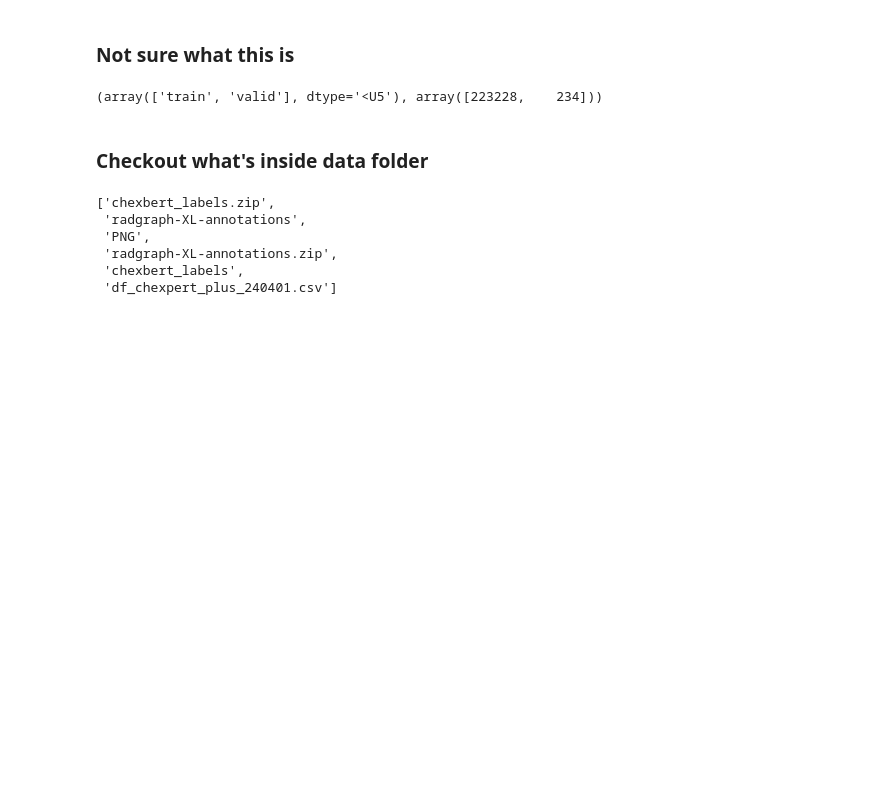
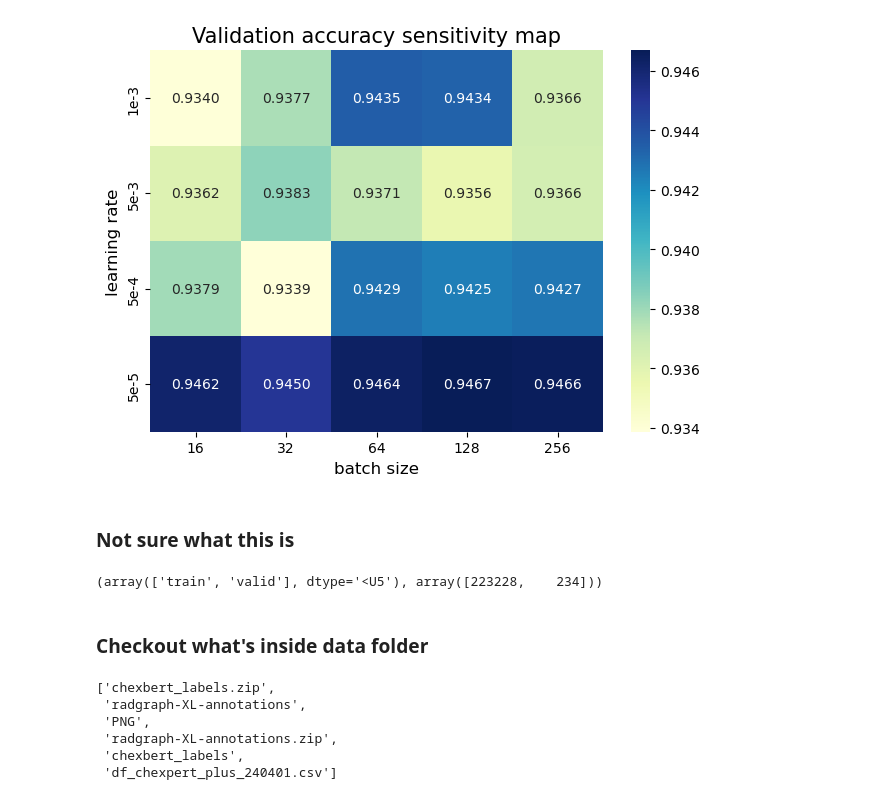
Before and after one commit to zhaizhongyuan/chexpert, a Jupyter notebook: preprocessing.ipynb, the cells around one changed output. Drawn from its saved outputs; the diff is of its cells as text; code cells hidden in the pictures; blank space fills up the shorter version.

```diff
--- a/preprocessing.ipynb
+++ b/preprocessing.ipynb
@@ -10,6 +10,35 @@ from PIL import Image
 import torch
 from torchvision import transforms
 from torchvision.models import DenseNet121_Weights
+# %%
+import seaborn as sns
+import matplotlib.pyplot as plt
+import numpy as np
+
+lr_list = ['1e-3', '5e-3', '5e-4', '5e-5']
+batch_size_list = [16, 32, 64, 128, 256]
+# Create a 2D matrix of values
+data = np.array([
+    [0.93397, 0.9377, 0.94352, 0.94336, 0.93664],
+    [0.93617, 0.93833, 0.93713, 0.93558, 0.93661],
+    [0.93789, 0.93387, 0.94286, 0.94246, 0.94273],
+    [0.94617, 0.94499, 0.94636, 0.94669, 0.94657]
+])
+
+# Create the heatmap
+sns.heatmap(data, annot=True, fmt=".4f", cmap="YlGnBu")
+
+# Display the heatmap
+plt.xticks(np.arange(len(batch_size_list))+0.5, batch_size_list)
+plt.yticks(np.arange(len(lr_list))+0.5, lr_list)
+plt.xlabel('batch size', fontsize=12)
+plt.ylabel('learning rate', fontsize=12)
+plt.title("Validation accuracy sensitivity map", fontsize=15)
+plt.tight_layout()
+plt.savefig('sensitivity_map.png', dpi=600)
+plt.show()
+# %% [output]
+[figure, added]
 # %% [markdown]
 ### Not sure what this is
 # %%
```
Also changed, not shown: parts of 3 cells of this notebook, 43 other files.
